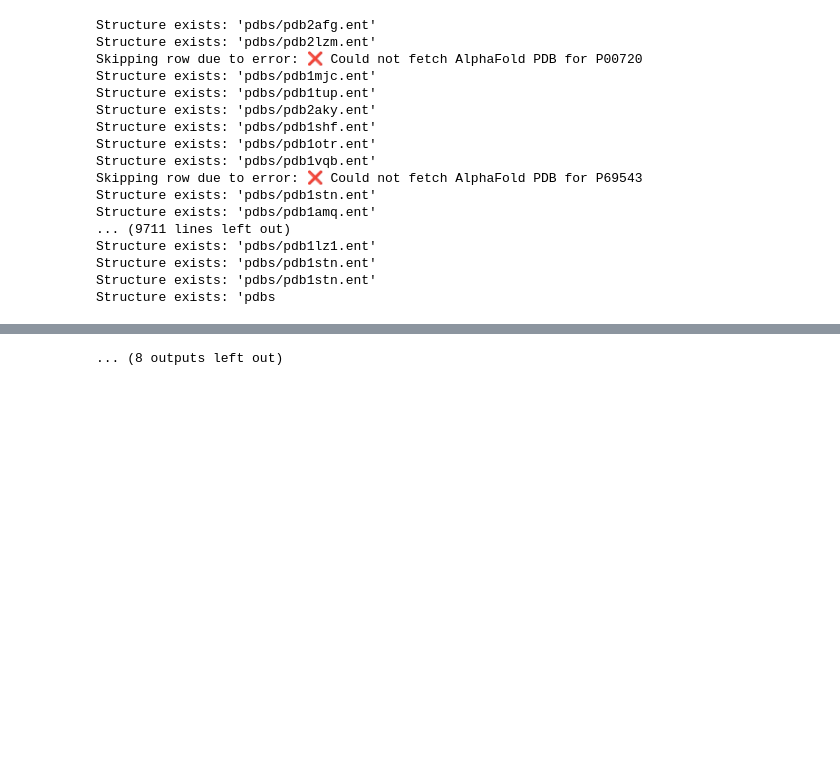
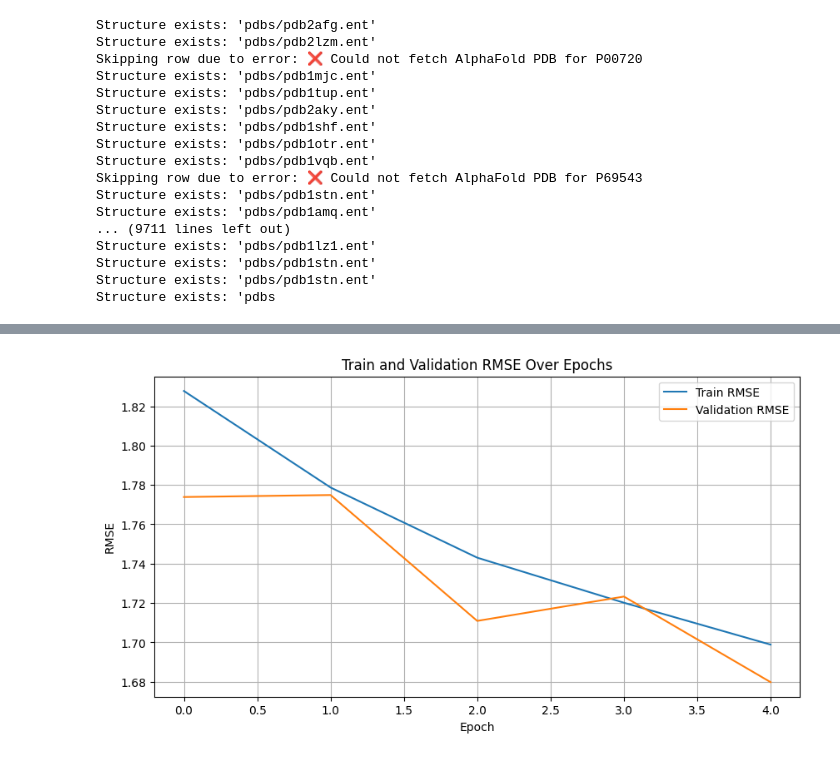
Before and after one commit to smallinaUCSD/BMI707FinalProject, a Jupyter notebook: different_attempt.ipynb, the cells around one changed output, grey strips where cells are left out. Cells and saved outputs as stored; diff of their text form; code cells hidden in the pictures; blank space fills up the shorter version.

```diff
--- a/different_attempt.ipynb
+++ b/different_attempt.ipynb
@@ -156,6 +156,8 @@ class ProteinGNNEncoder(nn.Module):
         super().__init__()
         self.conv1 = GCNConv(in_dim, hidden_dim)
         self.conv2 = GCNConv(hidden_dim, hidden_dim)
+        self.conv3 = GCNConv(hidden_dim, hidden_dim)
+        self.conv4 = GCNConv(hidden_dim, hidden_dim)
         self.readout = global_mean_pool
         # self.mlp = nn.Sequential(
         #     nn.Linear(hidden_dim, hidden_dim),
@@ -166,8 +168,9 @@ class ProteinGNNEncoder(nn.Module):
     def forward(self, x, edge_index, batch):
         x = F.relu(self.conv1(x, edge_index))
         x = F.relu(self.conv2(x, edge_index))
+        x = F.relu(self.conv3(x, edge_index))
+        x = F.relu(self.conv4(x, edge_index))
         x = self.readout(x, batch)
-        # return self.mlp(x)
         return x
 # %%
 class DeltaDDGPredictor(nn.Module):
@@ -175,10 +178,13 @@ class DeltaDDGPredictor(nn.Module):
         super().__init__()
         self.encoder = encoder
         self.regressor = nn.Sequential(
-            nn.Linear(embed_dim, embed_dim),
+            nn.Linear(embed_dim, embed_dim * 2),
+            nn.ReLU(),
+            nn.Dropout(0.2),
+            nn.Linear(embed_dim * 2, embed_dim),
             nn.ReLU(),
             nn.Linear(embed_dim, 1)
-        )
+)
 
     def forward(self, data_wt, data_mut):
         h_wt = self.encoder(data_wt.x, data_wt.edge_index, data_wt.batch)
@@ -241,8 +247,8 @@ train_loader = DataLoader(train_dataset, batch_size=4, shuffle=True)
 val_loader = DataLoader(val_dataset, batch_size=4)
 
 device = torch.device("cuda" if torch.cuda.is_available() else "cpu")
-encoder = ProteinGNNEncoder(in_dim=23, hidden_dim=128, out_dim=128)
-model = DeltaDDGPredictor(encoder, embed_dim=128).to(device)
+encoder = ProteinGNNEncoder(in_dim=23, hidden_dim=256, out_dim=128)
+model = DeltaDDGPredictor(encoder, embed_dim=256).to(device)
 optimizer = torch.optim.Adam(model.parameters(), lr=1e-3)
 criterion = nn.MSELoss()
 
@@ -283,7 +289,7 @@ def evaluate(model, dataloader, criterion, device):
 # Training loop
 import math
 
-for epoch in range(10):
+for epoch in range(5):
     model.train()
     train_loss = train(model, optimizer, criterion, train_loader, device)
     train_losses.append(train_loss)
@@ -329 +333 @@ Epoch 5, Val Loss: 2.8919, MSE: 2.8919, RMSE: 1.7006, AUC-ROC: 0.7208
-... (8 outputs left out)
+[figure, added]
```
Also changed, not shown: parts of 1 cell of this notebook, 1 other file.
